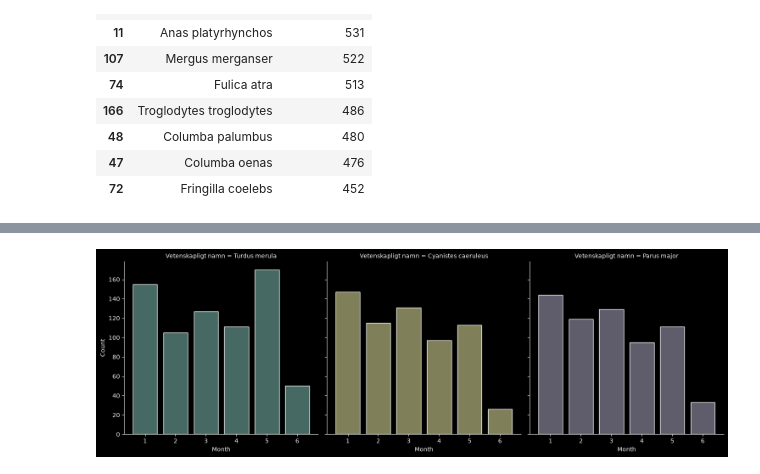
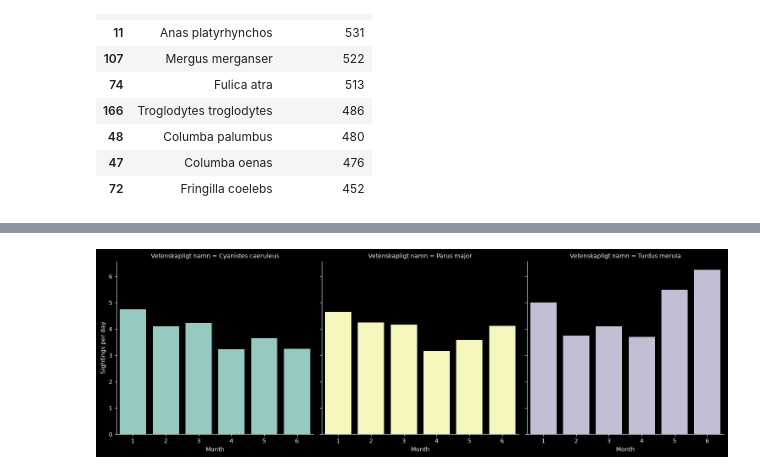
Before and after one commit to AndyDeany/MT4008-homework-3, a Jupyter notebook: HW3/HW3.ipynb, the cells around one changed output, grey strips where cells are left out. Cells and saved outputs as stored; diff of their text form; code cells hidden in the pictures.

```diff
--- a/HW3/HW3.ipynb
+++ b/HW3/HW3.ipynb
@@ -175,7 +175,7 @@ if it is threatened, `NaN` otherwise.
 which I define to be the ones which have the highest number of sightings
 (regardless of how many birds were observed in an individual sighting).
 # %%
-prevalence = birds.groupby("Vetenskapligt namn").size().reset_index(name="Observations").sort_values("Observations", ascending=False)
+prevalence = birds.groupby("Vetenskapligt namn").size().reset_index(name="Sightings").sort_values("Sightings", ascending=False)
 prevalence.head(10)
 # %% [output]
 |  | Vetenskapligt namn | Observations |
@@ -212,8 +206,14 @@ monthly_observations.head(20)
 # %%
-top_3 = prevalence["Vetenskapligt namn"][:3]
-plot = sns.displot(birds[birds["Vetenskapligt namn"].isin(top_3)], x="Month",
-                   col="Vetenskapligt namn", hue="Vetenskapligt namn", discrete=True, shrink=0.8, legend=False)
+birds["Startdatum"] = pd.to_datetime(birds["Startdatum"])
+birds["Month"] = birds["Startdatum"].dt.month
+top_3 = birds[birds["Vetenskapligt namn"].isin(prevalence["Vetenskapligt namn"][:3])]
+monthly = top_3.groupby(["Month", "Vetenskapligt namn"]).size().reset_index(name="Sightings")
 
+# Take the amount of days in each month into account.
+days = {1: 31, 2: 28, 3: 31, 4: 30, 5: 31, 6: 8}
+monthly["Sightings per day"] = monthly["Sightings"] / monthly["Month"].map(days)
+sns.catplot(monthly, x="Month", y="Sightings per day", kind="bar",
+            col="Vetenskapligt namn", hue="Vetenskapligt namn", legend=False)
 plt.show()
 # %% [output]
-[figure, old version]
+[figure, new version]
```
Also changed, not shown: parts of 3 cells of this notebook.
